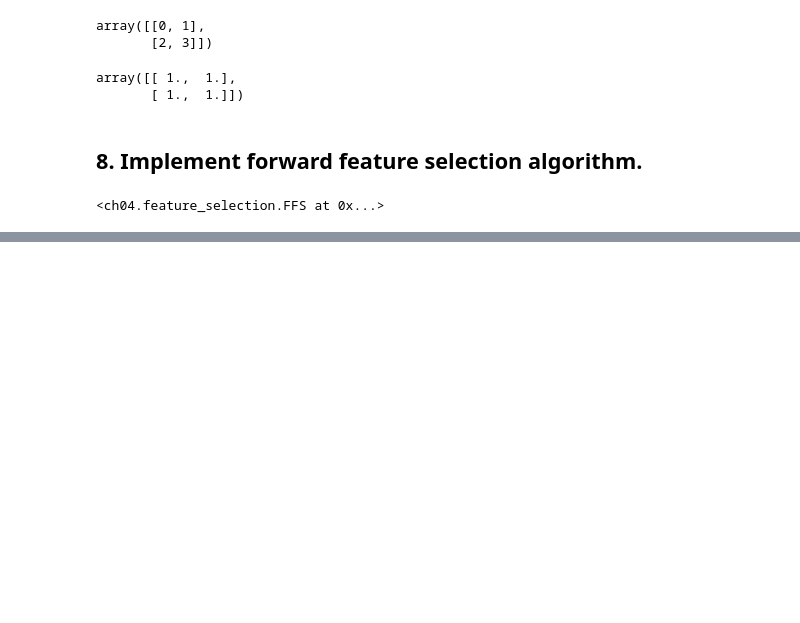
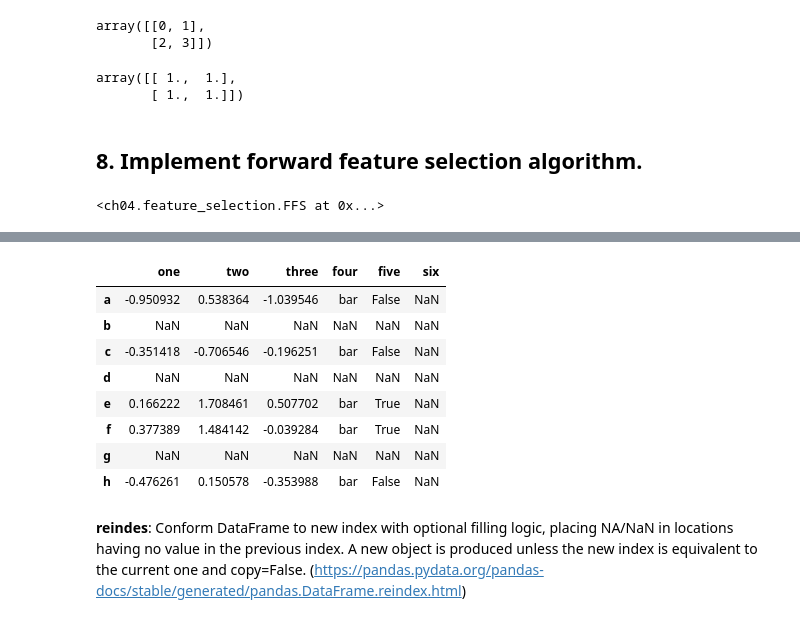
Before and after one commit to azenor-github/python-machine-learning-book, a Jupyter notebook: ch04/exercises.ipynb, the cells around one changed output, grey strips where cells are left out. Drawn from its saved outputs; the diff is of its cells as text; code cells hidden in the pictures; blank space fills up the shorter version.

```diff
--- a/ch04/exercises.ipynb
+++ b/ch04/exercises.ipynb
@@ -786,0 +882,6 @@ scores.plot(grid=True)
+# %%
+df = pd.DataFrame(
+    np.random.randn(5, 3), index=['a', 'c', 'e', 'f', 'h'],
+    columns=['one', 'two', 'three']
+)
+df
@@ -786,0 +895,4 @@ scores.plot(grid=True)
+# %%
+df["four"] = "bar"
+df['five'] = df['one'] > 0
+df
@@ -786,0 +906,15 @@ scores.plot(grid=True)
+# %%
+df2 = df.reindex(['a', 'b', 'c', 'd', 'e', 'f', 'g', 'h'], columns=["one", "two", "three", "four", "five", "six"])
+df2
+# %% [output]
+|  | one | two | three | four | five | six |
+| a | -0.950932 | 0.538364 | -1.039546 | bar | False | NaN |
+| b | NaN | NaN | NaN | NaN | NaN | NaN |
+| c | -0.351418 | -0.706546 | -0.196251 | bar | False | NaN |
+| d | NaN | NaN | NaN | NaN | NaN | NaN |
+| e | 0.166222 | 1.708461 | 0.507702 | bar | True | NaN |
+| f | 0.377389 | 1.484142 | -0.039284 | bar | True | NaN |
+| g | NaN | NaN | NaN | NaN | NaN | NaN |
+| h | -0.476261 | 0.150578 | -0.353988 | bar | False | NaN |
+# %% [markdown]
+**reindes**: Conform DataFrame to new index with optional filling logic, placing NA/NaN in locations having no value in the previous index. A new object is produced unless the new index is equivalent to the current one and copy=False. (https://pandas.pydata.org/pandas-docs/stable/generated/pandas.DataFrame.reindex.html)
```
Also changed, not shown: parts of 73 cells of this notebook, 3 other files.
